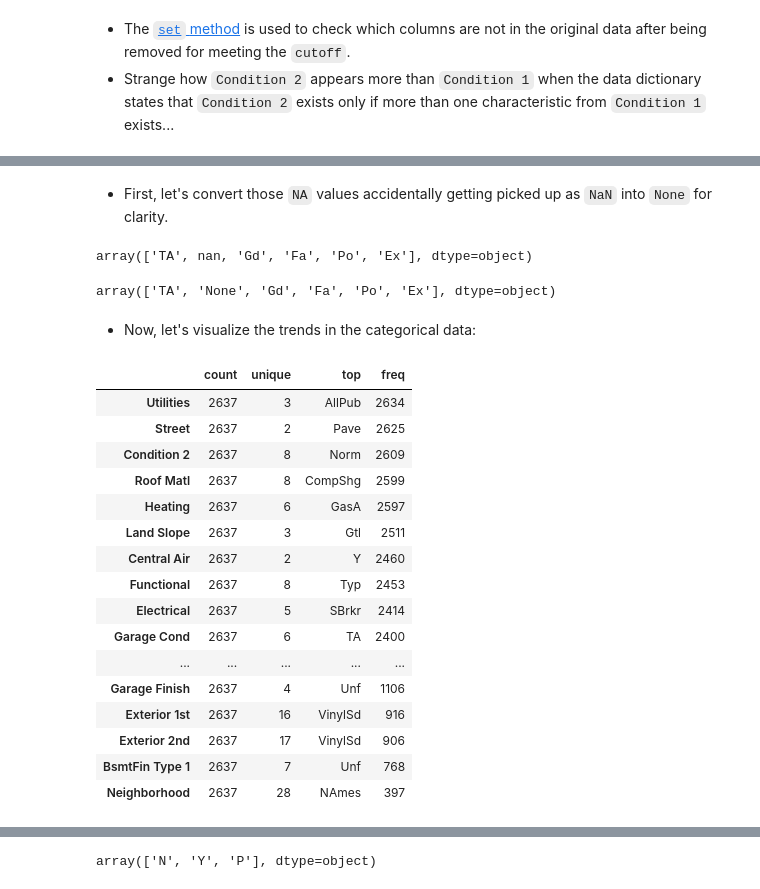
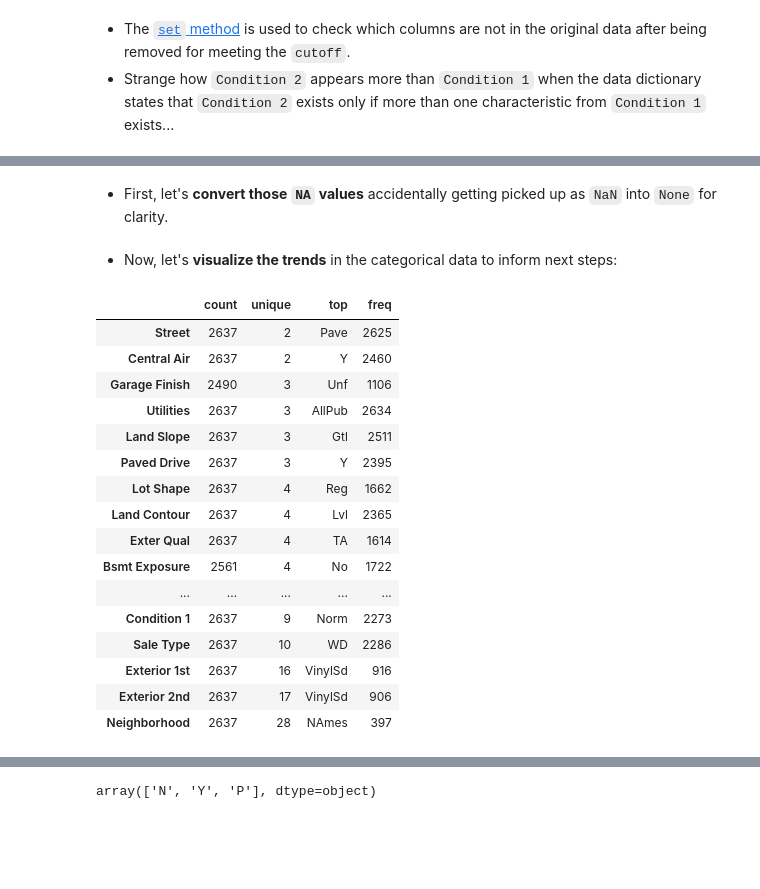
Before and after one commit to raven-in-space/data-science-cohort-20, a Jupyter notebook: Project-2/Predicting_Housing_Prices.ipynb, the cells around one changed output, grey strips where cells are left out. Drawn from its saved outputs; the diff is of its cells as text; code cells hidden in the pictures; blank space fills up the shorter version.

```diff
--- a/Project-2/Predicting_Housing_Prices.ipynb
+++ b/Project-2/Predicting_Housing_Prices.ipynb
@@ -177,42 +168,33 @@ stats_num = main_housing.select_dtypes(include='number') # "num" stands for "num
 # %% [markdown]
-* First, let's convert those `NA` values accidentally getting picked up as `NaN` into `None` for clarity.
+* First, let's **convert those `NA` values** accidentally getting picked up as `NaN` into `None` for clarity.
-# %%
-# converting "NA" from NaN to readable values
-# checking original values first
-main_housing['Bsmt Cond'].unique()
-# %% [output]
-array(['TA', nan, 'Gd', 'Fa', 'Po', 'Ex'], dtype=object)
 # %%
-# create list and replace NaN with "NA" in list
+# create list
 false_nans = ['Bsmt Cond', 'Bsmt Exposure', 'BsmtFin Type 1', 'BsmtFin Type 2', 'Garage Type', 'Garage Finish', 'Garage Qual', 'Garage Cond']
 
+# replace NaN with "NA" in list for cat vars
 for col in false_nans:
-  stats_cat[col] = ["None" if pd.isna(val) else val for val in main_housing[col]]
+  main_housing[col] = ["None" if pd.isna(val) else val for val in main_housing[col]]
-# %%
-# verifying it worked
-stats_cat['Bsmt Cond'].unique()
-# %% [output]
-array(['TA', 'None', 'Gd', 'Fa', 'Po', 'Ex'], dtype=object)
 # %% [markdown]
-* Now, let's visualize the trends in the categorical data:
+* Now, let's **visualize the trends** in the categorical data to inform next steps:
 # %%
 # visualize the categorical features
-stats_cat.describe().transpose().sort_values(by='freq', ascending=False)
+cat_summary = stats_cat.describe().transpose().sort_values(by='unique', ascending=True)
+cat_summary
 # %% [output]
 |  | count | unique | top | freq |
+| Street | 2637 | 2 | Pave | 2625 |
+| Central Air | 2637 | 2 | Y | 2460 |
+| Garage Finish | 2490 | 3 | Unf | 1106 |
 | Utilities | 2637 | 3 | AllPub | 2634 |
-| Street | 2637 | 2 | Pave | 2625 |
-| Condition 2 | 2637 | 8 | Norm | 2609 |
-| Roof Matl | 2637 | 8 | CompShg | 2599 |
-| Heating | 2637 | 6 | GasA | 2597 |
 | Land Slope | 2637 | 3 | Gtl | 2511 |
-| Central Air | 2637 | 2 | Y | 2460 |
-| Functional | 2637 | 8 | Typ | 2453 |
-| Electrical | 2637 | 5 | SBrkr | 2414 |
-| Garage Cond | 2637 | 6 | TA | 2400 |
+| Paved Drive | 2637 | 3 | Y | 2395 |
+| Lot Shape | 2637 | 4 | Reg | 1662 |
+| Land Contour | 2637 | 4 | Lvl | 2365 |
+| Exter Qual | 2637 | 4 | TA | 1614 |
+| Bsmt Exposure | 2561 | 4 | No | 1722 |
 | ... | ... | ... | ... | ... |
-| Garage Finish | 2637 | 4 | Unf | 1106 |
+| Condition 1 | 2637 | 9 | Norm | 2273 |
+| Sale Type | 2637 | 10 | WD | 2286 |
 | Exterior 1st | 2637 | 16 | VinylSd | 916 |
 | Exterior 2nd | 2637 | 17 | VinylSd | 906 |
-| BsmtFin Type 1 | 2637 | 7 | Unf | 768 |
 | Neighborhood | 2637 | 28 | NAmes | 397 |
```
Also changed, not shown: parts of 101 cells of this notebook.
